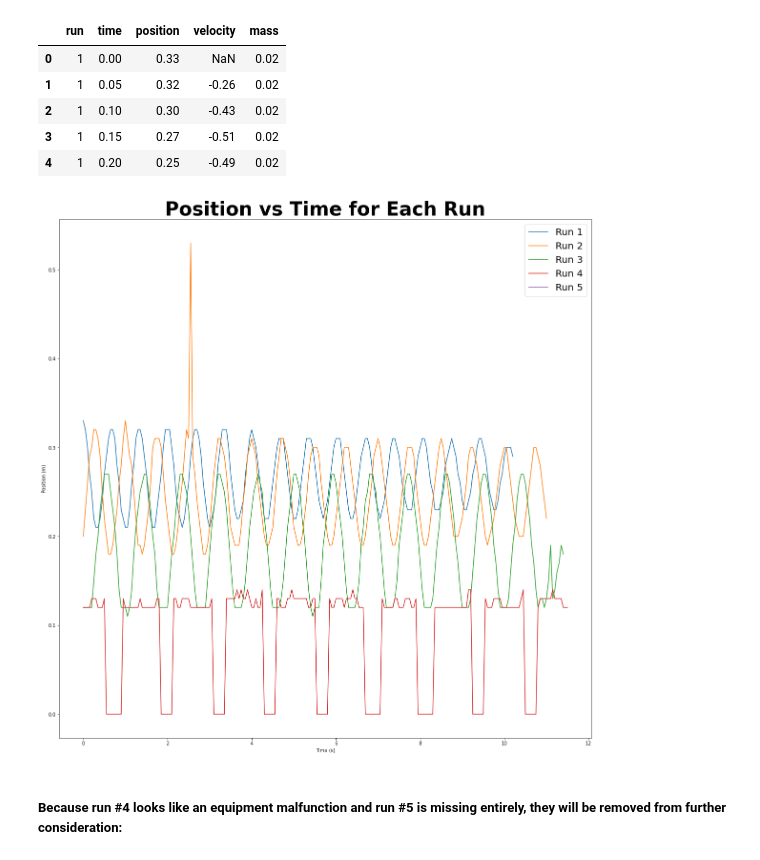
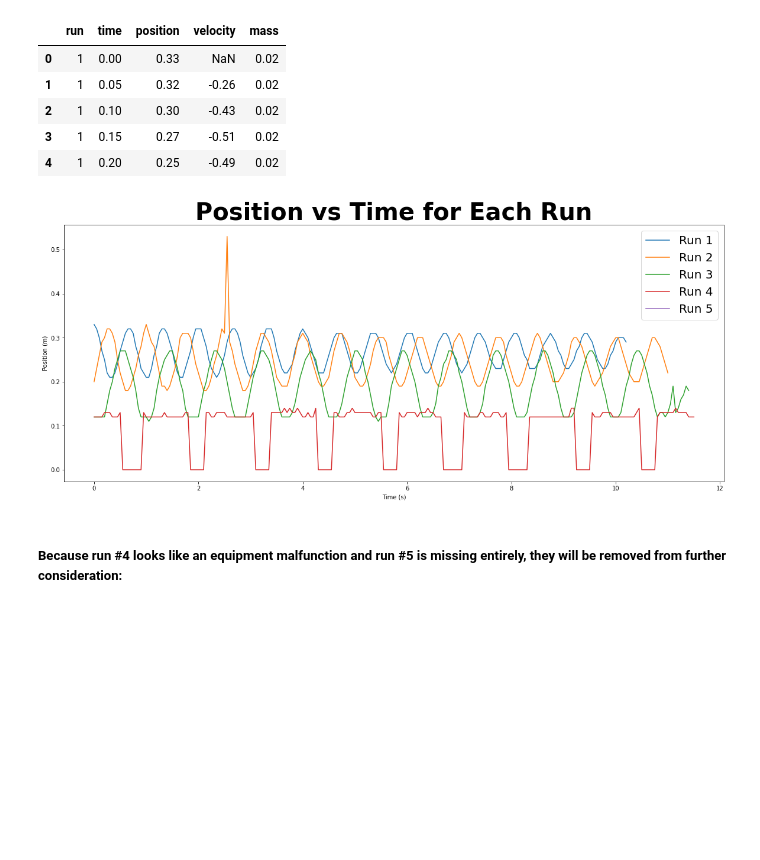
Before and after one commit to aaweaver-actuary/physics, a Jupyter notebook: S02 - Spring 2023/Labs/lab4.ipynb, the cells around one changed output. Drawn from its saved outputs; the diff is of its cells as text; code cells hidden in the pictures; blank space fills up the shorter version.

```diff
--- a/S02 - Spring 2023/Labs/lab4.ipynb
+++ b/S02 - Spring 2023/Labs/lab4.ipynb
@@ -17,8 +18,8 @@ for i in range(1, 6):
     rawdat['dat_{}'.format(i)].columns = ['time', 'position', 'velocity', 'run']
     rawdat['dat_{}'.format(i)] = rawdat['dat_{}'.format(i)][['run', 'time', 'position', 'velocity']]
 
-# combine the dataframes into one
-df = pd.concat([rawdat['dat_{}'.format(i)] for i in range(1, 5)])
+# combine the dataframes into one and reset the index
+df = pd.concat([rawdat['dat_{}'.format(i)] for i in range(1, 5)]).reset_index(drop=True)
 
 # map the mass to the run number
 mass_map = {"{}".format(i+1):[0.02,0.07,0.17,0.22,0.24][i] for i in range(5)}
@@ -35,23 +36,23 @@ df.head()
 # %%
 # plot the data (position vs time) for each run
 for i in range(1, 6):
     plt.plot(df[df['run']==i]['time'], df[df['run']==i]['position'], label='Run {}'.format(i))
 
 # add labels and a legend
 plt.xlabel('Time (s)')
 plt.ylabel('Position (m)')
 plt.legend()
 
 # make the plot larger
-plt.rcParams['figure.figsize'] = [20, 20]
+plt.rcParams['figure.figsize'] = [20, 8]
 
 # add a title to the plot
 plt.title('Position vs Time for Each Run')
 
 # plot the data (position vs time) for each run
 plt.show()
 # %% [output]
-[figure, old version]
+[figure, new version]
 # %% [markdown]
 ##### Because run #4 looks like an equipment malfunction and run #5 is missing entirely, they will be removed from further consideration:
 # %%
```
Also changed, not shown: parts of 10 cells of this notebook.
